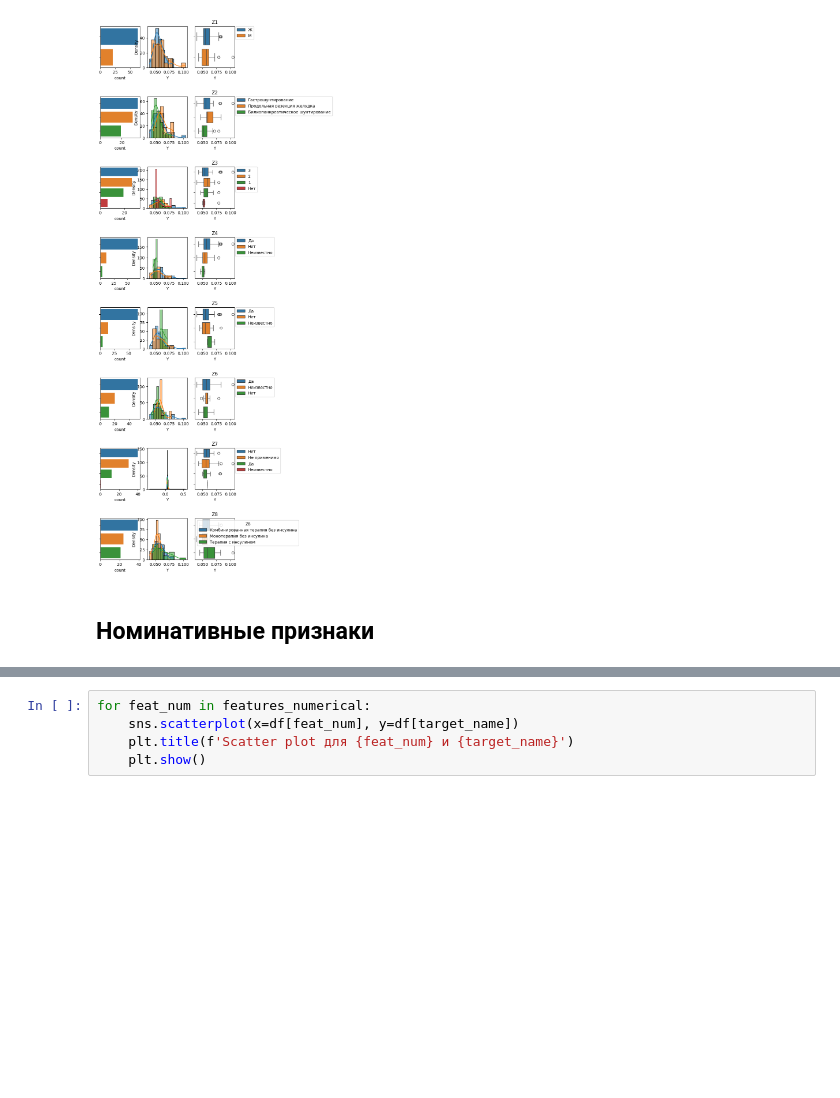
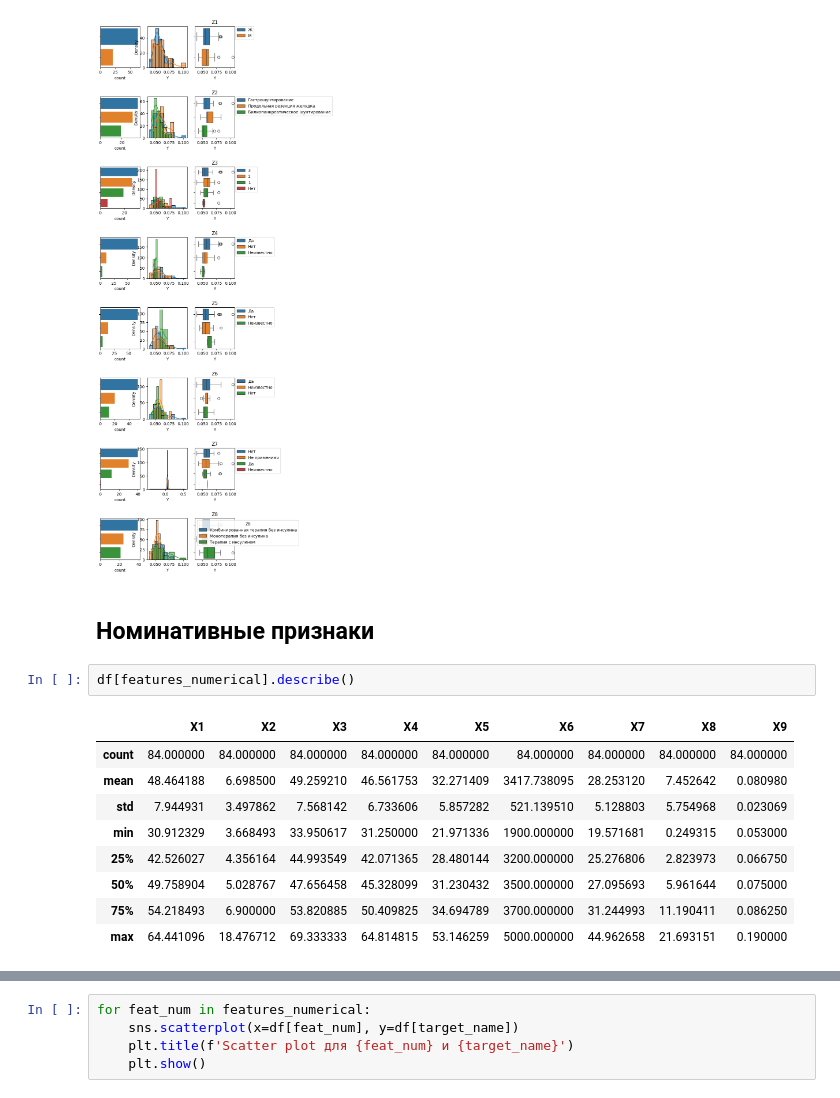
Before and after one commit to Sitd2/danyad, a Jupyter notebook: src/notebooks/0_EDA.ipynb, the cells around one changed output, grey strips where cells are left out. Drawn from its saved outputs; the diff is of its cells as text; blank space fills up the shorter version.

```diff
--- a/src/notebooks/0_EDA.ipynb
+++ b/src/notebooks/0_EDA.ipynb
@@ -126,3 +162,15 @@ No artists with labels found to put in legend.  Note that artists whose label st
 [figure]
 # %% [markdown]
 ## Номинативные признаки
+# %%
+df[features_numerical].describe()
+# %% [output]
+|  | X1 | X2 | X3 | X4 | X5 | X6 | X7 | X8 | X9 |
+| count | 84.000000 | 84.000000 | 84.000000 | 84.000000 | 84.000000 | 84.000000 | 84.000000 | 84.000000 | 84.000000 |
+| mean | 48.464188 | 6.698500 | 49.259210 | 46.561753 | 32.271409 | 3417.738095 | 28.253120 | 7.452642 | 0.080980 |
+| std | 7.944931 | 3.497862 | 7.568142 | 6.733606 | 5.857282 | 521.139510 | 5.128803 | 5.754968 | 0.023069 |
+| min | 30.912329 | 3.668493 | 33.950617 | 31.250000 | 21.971336 | 1900.000000 | 19.571681 | 0.249315 | 0.053000 |
+| 25% | 42.526027 | 4.356164 | 44.993549 | 42.071365 | 28.480144 | 3200.000000 | 25.276806 | 2.823973 | 0.066750 |
+| 50% | 49.758904 | 5.028767 | 47.656458 | 45.328099 | 31.230432 | 3500.000000 | 27.095693 | 5.961644 | 0.075000 |
+| 75% | 54.218493 | 6.900000 | 53.820885 | 50.409825 | 34.694789 | 3700.000000 | 31.244993 | 11.190411 | 0.086250 |
+| max | 64.441096 | 18.476712 | 69.333333 | 64.814815 | 53.146259 | 5000.000000 | 44.962658 | 21.693151 | 0.190000 |
```
Also changed, not shown: parts of 12 cells of this notebook, 1 other file.
